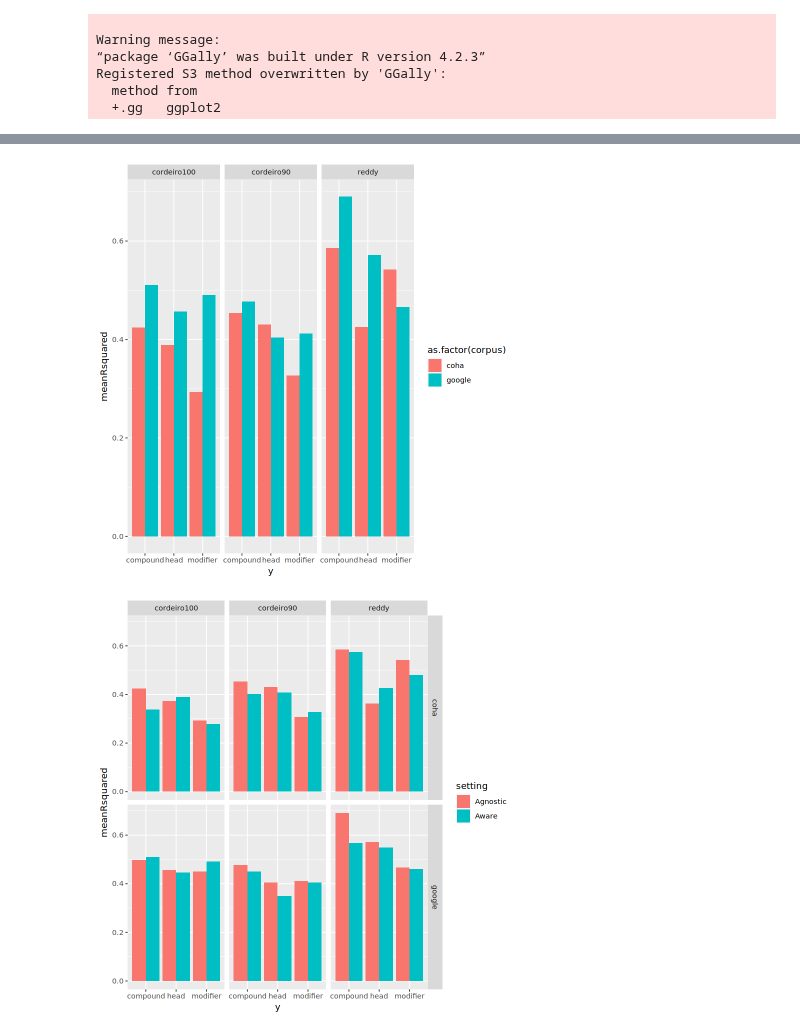
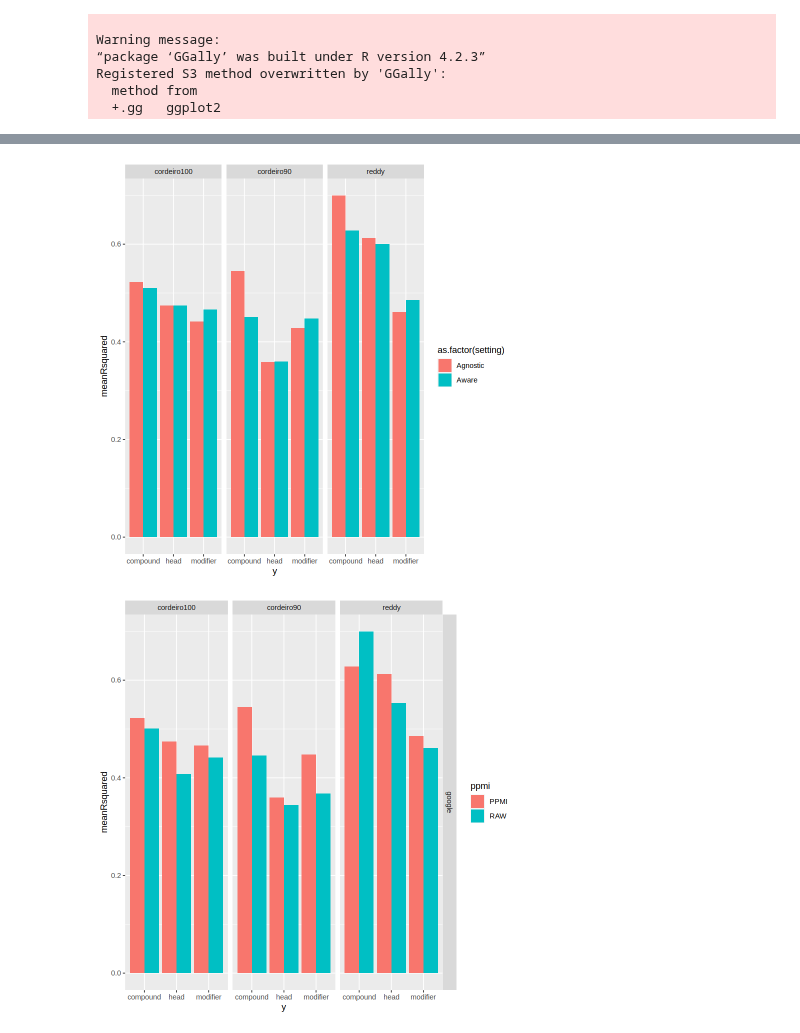
Before and after one commit to prajitdhar/Compounding, a Jupyter notebook: Regression_statistics.ipynb, the cells around one changed output, grey strips where cells are left out. Drawn from its saved outputs; the diff is of its cells as text; code cells hidden in the pictures.

```diff
--- a/Regression_statistics.ipynb
+++ b/Regression_statistics.ipynb
@@ -190,0 +257,3 @@ rsquared_df %>% dim()
+# %%
+rsquared_df<- rsquared_df %>% filter(!(pattern=="all" & tag=="Tagged"))
+rsquared_df %>% dim()
@@ -250,4 +330,2 @@ Residuals   8708 141.06    0.02
 ---
 Signif. codes:  0 ‘***’ 0.001 ‘**’ 0.01 ‘*’ 0.05 ‘.’ 0.1 ‘ ’ 1
-# %%
-statistics$corpus<-as.factor(statistics$corpus)
@@ -264,11 +385,11 @@ coord_flip()
 # %%
-statistics %>% filter(impute=="na" & tag=="UnTagged") %>% ggplot(aes(x=meanRsquared,y=y,fill=as.factor(corpus))) + facet_grid(~dataset) +geom_bar(stat='identity',position = "dodge")  +
+statistics %>% ggplot(aes(x=meanRsquared,y=y,fill=as.factor(setting))) + facet_grid(~dataset) +geom_bar(stat='identity',position = "dodge")  +
 coord_flip()
 # %% [output]
-[figure, old version]
+[figure, new version]
 # %%
-statistics %>% filter(impute=="na" & tag=="UnTagged") %>% ggplot(aes(x=meanRsquared,y=y,fill=setting)) + facet_grid(corpus~dataset) +geom_bar(stat='identity',position = "dodge")  +
+statistics %>% ggplot(aes(x=meanRsquared,y=y,fill=ppmi)) + facet_grid(corpus~dataset) +geom_bar(stat='identity',position = "dodge")  +
 coord_flip()
 # %% [output]
-[figure, old version]
+[figure, new version]
 # %%
```
Also changed, not shown: parts of 36 cells of this notebook, 5 other files.
